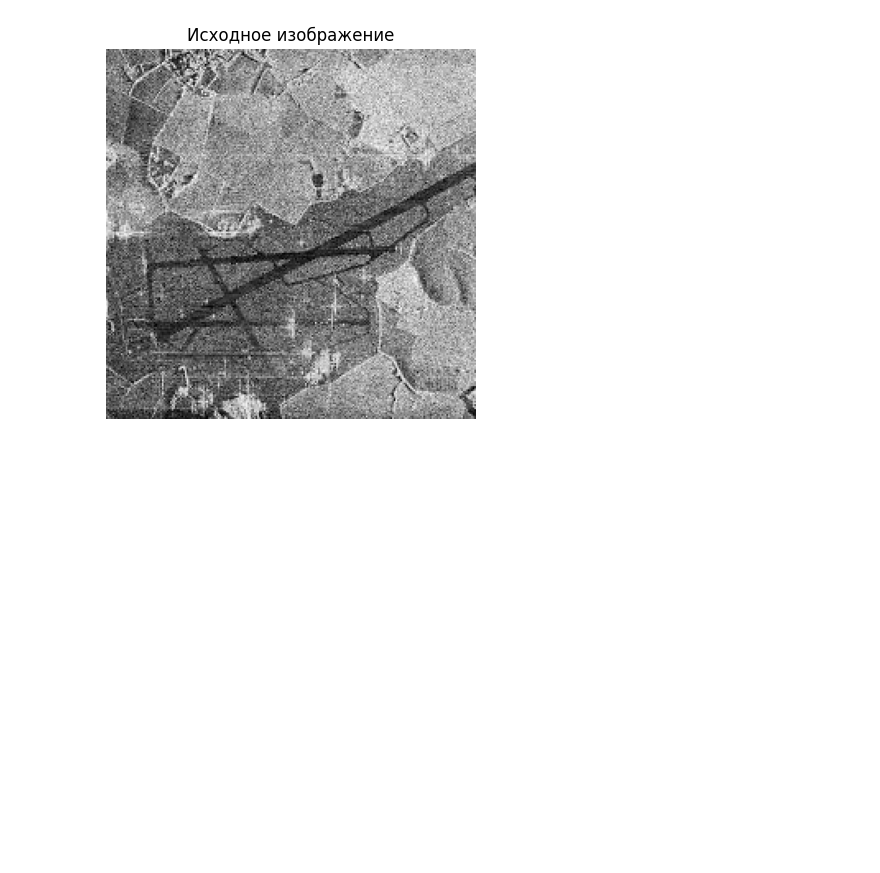
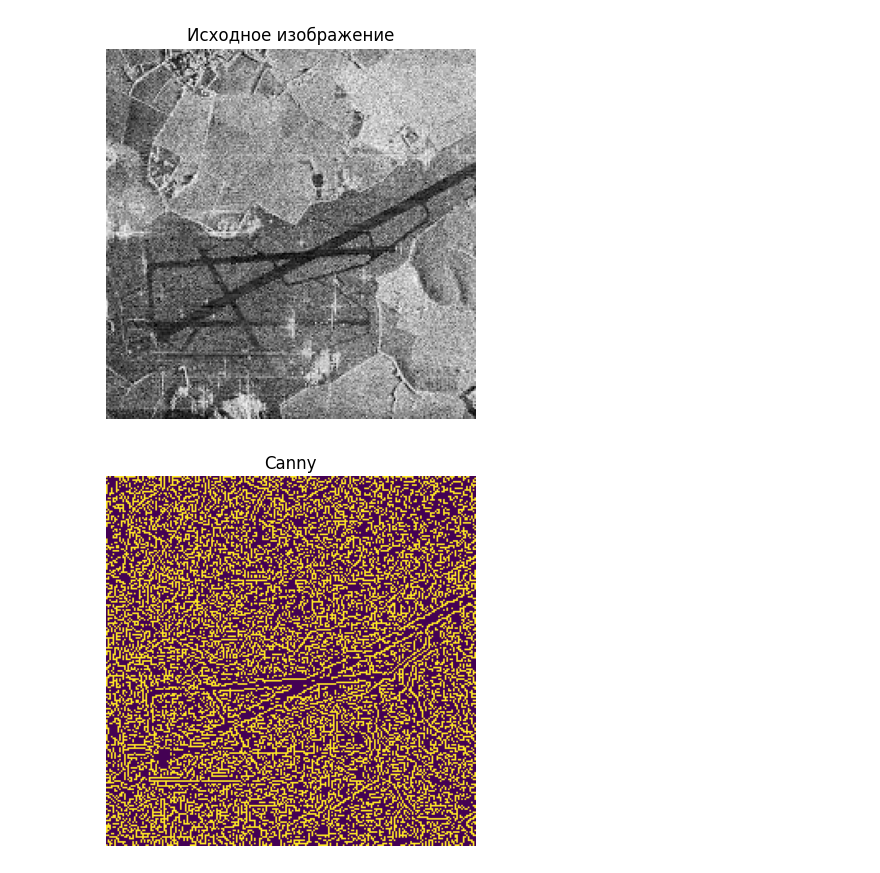
Before and after one commit to AlekseyPosternack/Image-Processing, a Jupyter notebook: 3_Binarization_Edges/Practice_3/Lab3.ipynb, the cells around one changed output. Saved outputs shown, nothing was run; the diff lists cells and outputs as text; code cells hidden in the pictures; blank space fills up the shorter version.

```diff
--- a/3_Binarization_Edges/Practice_3/Lab3.ipynb
+++ b/3_Binarization_Edges/Practice_3/Lab3.ipynb
@@ -7,14 +7,25 @@ import copy
 # %%
 # Загрука изображения
 image_path = 'sar_3.jpg'
+image = cv2.imread(image_path)
+
+if image is None:
+    raise FileNotFoundError(f"Изображение {image_path} не найдено!")
+
 image_gray = cv2.imread(image_path, cv2.IMREAD_GRAYSCALE)
 
-if image_gray is None:
-    raise FileNotFoundError(f"Изображение {image_path} не найдено!")
-
-plt.imshow(image_gray, cmap='gray')
+plt.imshow(image, cmap='gray')
 plt.title('Исходное изображение')
 plt.axis('off')
 plt.show()
 # %% [output]
 [figure]
+# %%
+line_image = image.copy()
+canny = cv2.Canny(image_gray,100,150)
+plt.imshow(canny)
+plt.title('Canny')
+plt.axis('off')
+plt.show()
+# %% [output]
+[figure, added]
```
Also changed, not shown: parts of 9 cells of this notebook.
